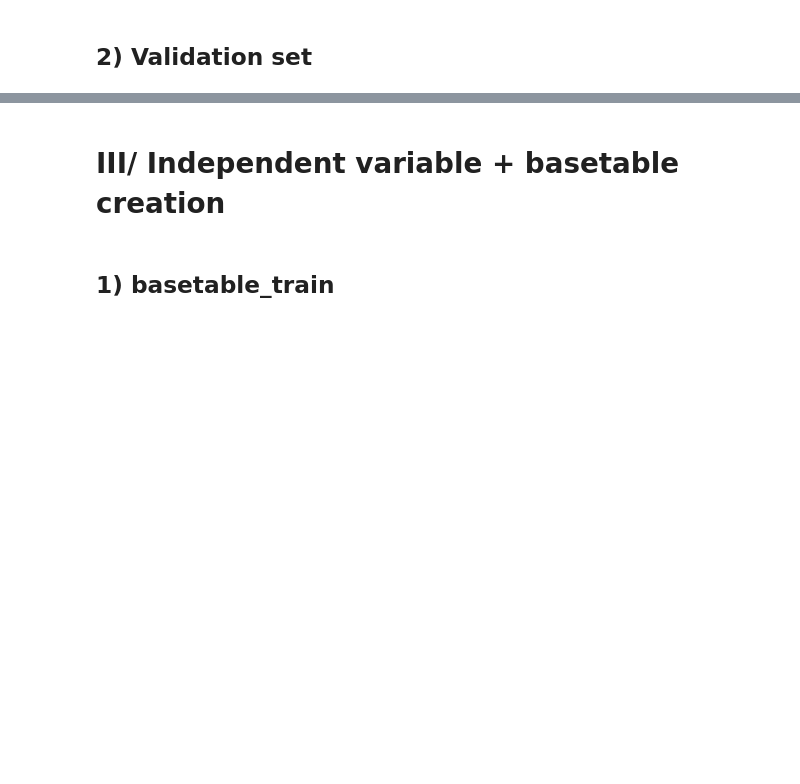
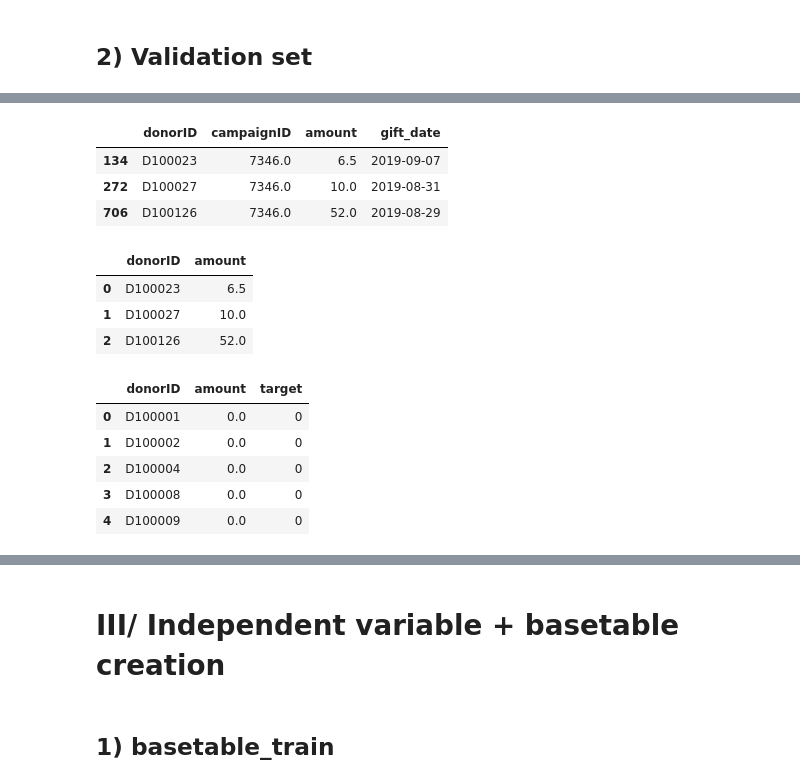
Before and after one commit to LeZM/python-predictive-group-project, a Jupyter notebook: notebooks/EDA_zk.ipynb, the cells around one changed output, grey strips where cells are left out. Cells and saved outputs as stored; diff of their text form; code cells hidden in the pictures; blank space fills up the shorter version.

```diff
--- a/notebooks/EDA_zk.ipynb
+++ b/notebooks/EDA_zk.ipynb
@@ -643,0 +640,3 @@ basetable_val.head()
+# %%
+campaign_date_7244 = rd2
+campaign_date_7244
@@ -643,0 +651,6 @@ basetable_val.head()
+# %%
+# We also use the same response window as in the train table
+post_campaign_validation = gifts[(gifts['gift_date'] > campaign_date_7244) & (gifts['gift_date'] <= campaign_date_7244+timedelta(response_window))]
+
+print(post_campaign_validation.gift_date.min())
+print(post_campaign_validation.gift_date.max())
@@ -643,0 +660,32 @@ basetable_val.head()
+# %%
+post_campaign_validation.head(3)
+# %% [output]
+|  | donorID | campaignID | amount | gift_date |
+| 134 | D100023 | 7346.0 | 6.5 | 2019-09-07 |
+| 272 | D100027 | 7346.0 | 10.0 | 2019-08-31 |
+| 706 | D100126 | 7346.0 | 52.0 | 2019-08-29 |
+# %%
+responses_validation = post_campaign_validation.groupby('donorID')['amount'].sum().reset_index()
+
+responses_validation.head(3)
+# %% [output]
+|  | donorID | amount |
+| 0 | D100023 | 6.5 |
+| 1 | D100027 | 10.0 |
+| 2 | D100126 | 52.0 |
+# %%
+# Merging gifts and sc6 as gifts contains the donation history and we want to select those who were selected in the campaign
+
+validation_targets = sc6.merge(responses_validation, on='donorID', how='left')
+validation_targets['amount'] = validation_targets['amount'].fillna(0)
+validation_targets['target'] = (validation_targets['amount'] >= 30).astype(int) # cast the values as binary, with >=30 = 1, else 0
+#train_targets.drop('amount')
+
+validation_targets.head()
+# %% [output]
+|  | donorID | amount | target |
+| 0 | D100001 | 0.0 | 0 |
+| 1 | D100002 | 0.0 | 0 |
+| 2 | D100004 | 0.0 | 0 |
+| 3 | D100008 | 0.0 | 0 |
+| 4 | D100009 | 0.0 | 0 |
```
Also changed, not shown: parts of 29 cells of this notebook.
